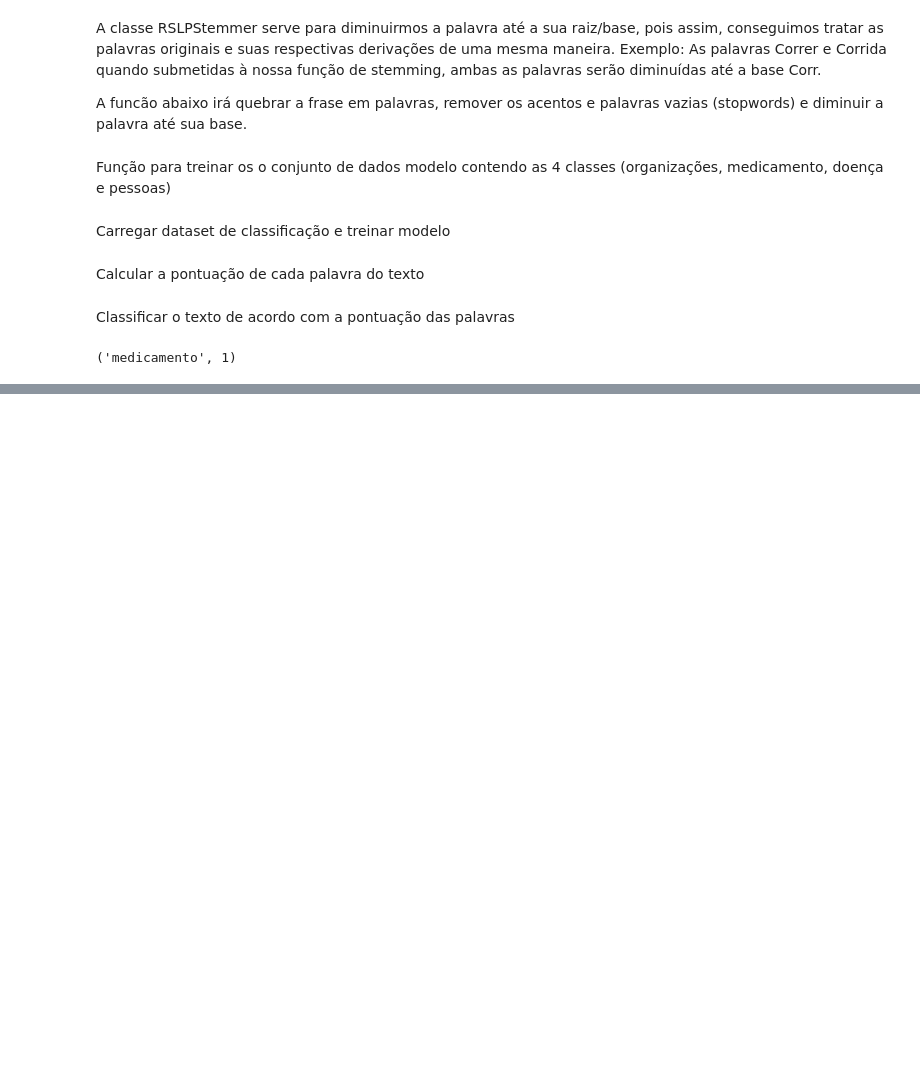
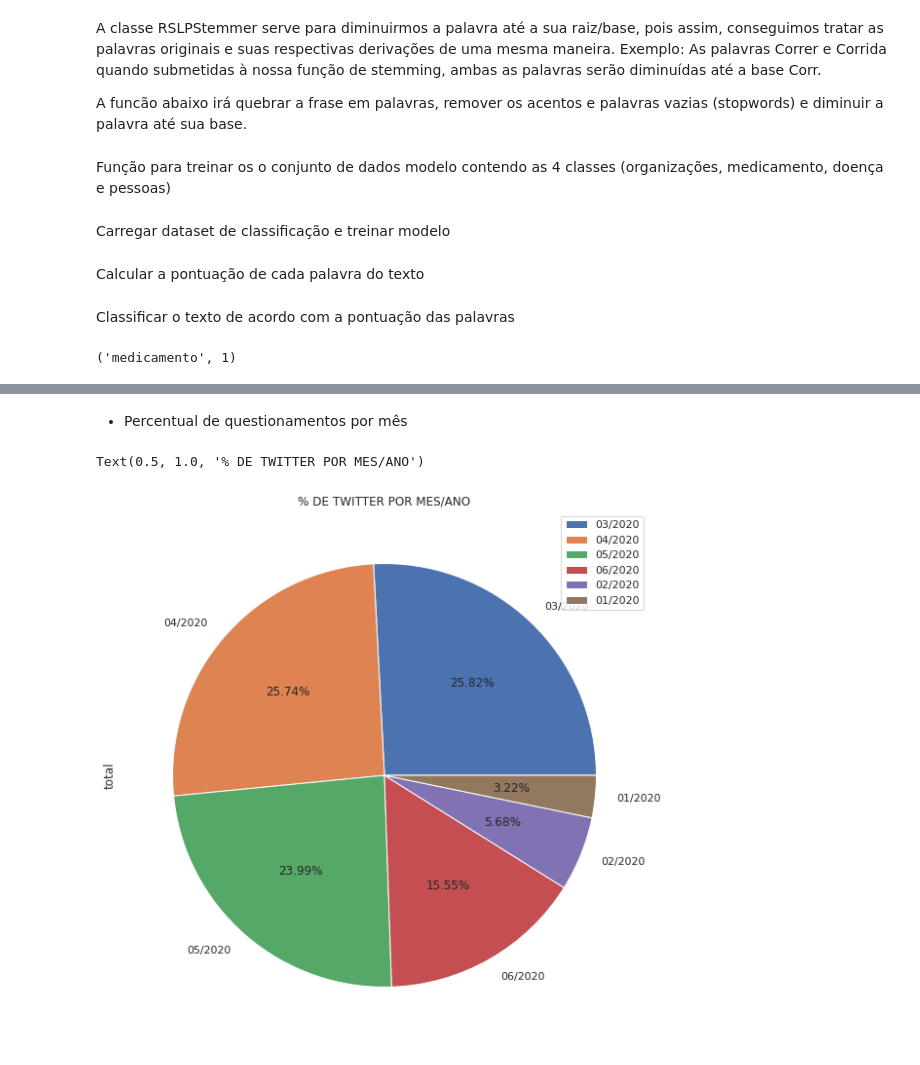
Before and after one commit to wfsilva-uea/progciedados-covid, a Jupyter notebook: tweet_covid.ipynb, the cells around one changed output, grey strips where cells are left out. Cells and saved outputs as stored; diff of their text form; code cells hidden in the pictures; blank space fills up the shorter version.

```diff
--- a/tweet_covid.ipynb
+++ b/tweet_covid.ipynb
@@ -126,0 +240,12 @@ classifique("""Cloroquina faz mal pra saude?""")
+# %% [markdown]
+* Percentual de questionamentos por mês
+# %%
+df_short_date = pd.to_datetime(DuvidasDB['data']).dt.strftime('%m/%Y')
+df_short_date = df_short_date.value_counts(ascending=False)
+df_short_date = df_short_date.to_frame(name='total')
+# plot chart
+plot = df_short_date.plot.pie(y='total', figsize=(10, 10), autopct='%1.2f%%')
+plot.set_title('% DE TWITTER POR MES/ANO')
+# %% [output]
+Text(0.5, 1.0, '% DE TWITTER POR MES/ANO')
+[figure, added]
```
Also changed, not shown: parts of 58 cells of this notebook.
